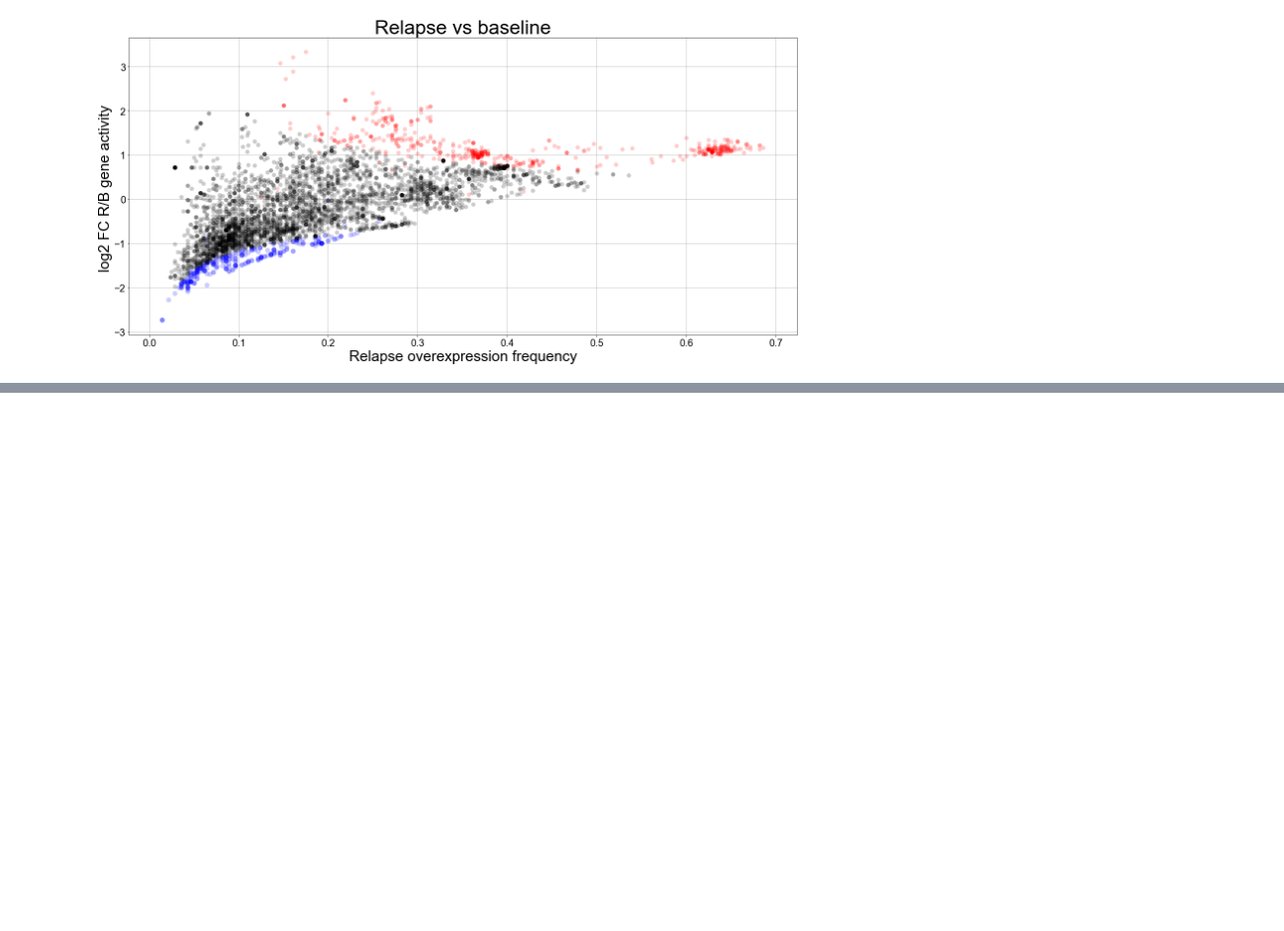
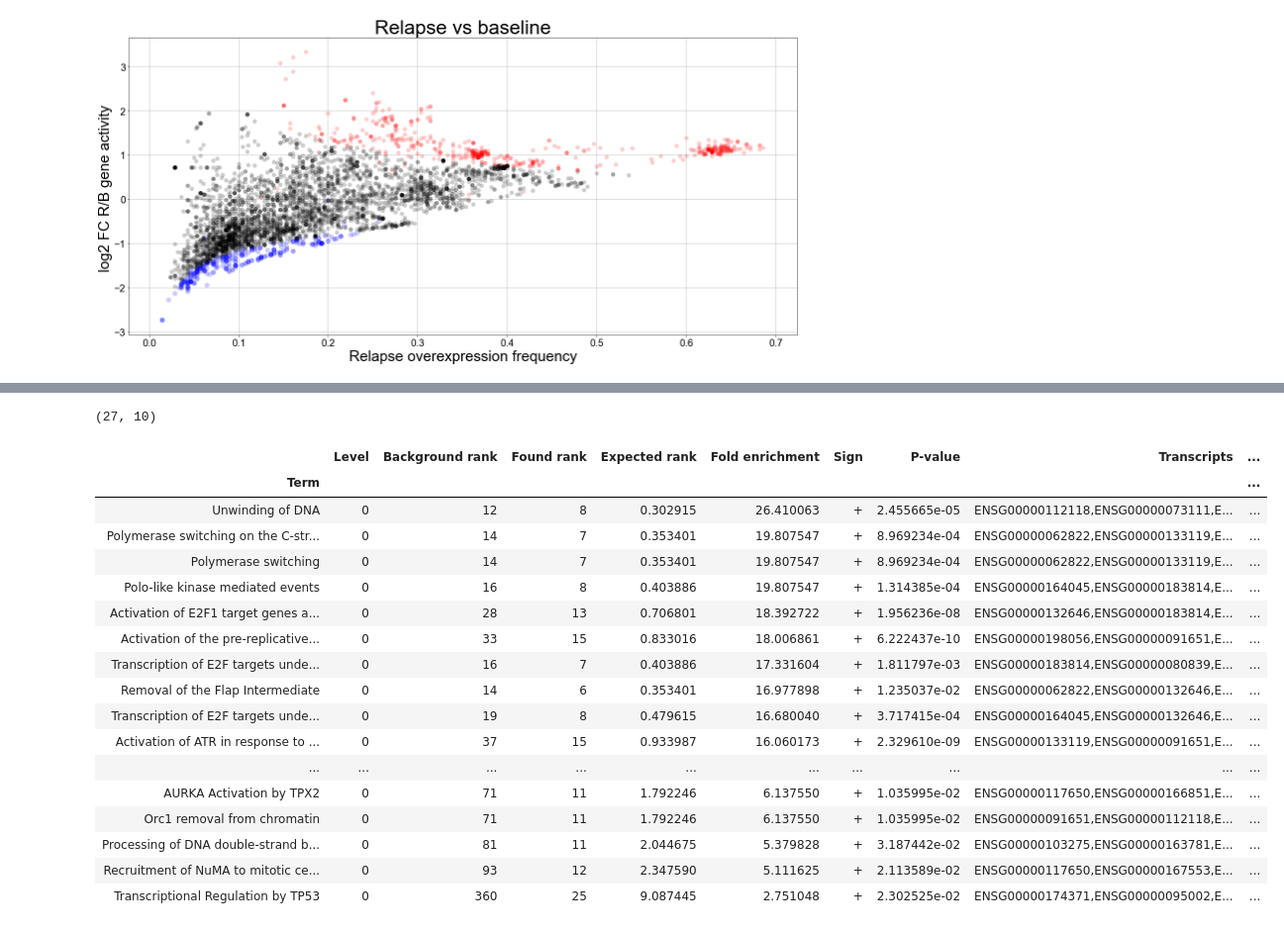
Before and after one commit to adelomana/PSL, a Jupyter notebook: MM/relapse/relapse.ipynb, the cells around one changed output, grey strips where cells are left out. Shown at 99% size. Cells and saved outputs as stored; diff of their text form; code cells hidden in the pictures; blank space fills up the shorter version.

```diff
--- a/MM/relapse/relapse.ipynb
+++ b/MM/relapse/relapse.ipynb
@@ -213,0 +390,25 @@ full_df.head()
+# %%
+specifics=df['Level'] == 0
+new=df[specifics]
+print(new.shape)
+new.head(n=new.shape[0])
+# %% [output]
+(27, 10)
+|  | Level | Background rank | Found rank | Expected rank | Fold enrichment | Sign | P-value | Transcripts | ... |
+| Term |  |  |  |  |  |  |  |  | ... |
+| Unwinding of DNA | 0 | 12 | 8 | 0.302915 | 26.410063 | + | 2.455665e-05 | ENSG00000112118,ENSG00000073111,E... | ... |
+| Polymerase switching on the C-str... | 0 | 14 | 7 | 0.353401 | 19.807547 | + | 8.969234e-04 | ENSG00000062822,ENSG00000133119,E... | ... |
+| Polymerase switching | 0 | 14 | 7 | 0.353401 | 19.807547 | + | 8.969234e-04 | ENSG00000062822,ENSG00000133119,E... | ... |
+| Polo-like kinase mediated events | 0 | 16 | 8 | 0.403886 | 19.807547 | + | 1.314385e-04 | ENSG00000164045,ENSG00000183814,E... | ... |
+| Activation of E2F1 target genes a... | 0 | 28 | 13 | 0.706801 | 18.392722 | + | 1.956236e-08 | ENSG00000132646,ENSG00000183814,E... | ... |
+| Activation of the pre-replicative... | 0 | 33 | 15 | 0.833016 | 18.006861 | + | 6.222437e-10 | ENSG00000198056,ENSG00000091651,E... | ... |
+| Transcription of E2F targets unde... | 0 | 16 | 7 | 0.403886 | 17.331604 | + | 1.811797e-03 | ENSG00000183814,ENSG00000080839,E... | ... |
+| Removal of the Flap Intermediate | 0 | 14 | 6 | 0.353401 | 16.977898 | + | 1.235037e-02 | ENSG00000062822,ENSG00000132646,E... | ... |
+| Transcription of E2F targets unde... | 0 | 19 | 8 | 0.479615 | 16.680040 | + | 3.717415e-04 | ENSG00000164045,ENSG00000132646,E... | ... |
+| Activation of ATR in response to ... | 0 | 37 | 15 | 0.933987 | 16.060173 | + | 2.329610e-09 | ENSG00000133119,ENSG00000091651,E... | ... |
+| ... | ... | ... | ... | ... | ... | ... | ... | ... | ... |
+| AURKA Activation by TPX2 | 0 | 71 | 11 | 1.792246 | 6.137550 | + | 1.035995e-02 | ENSG00000117650,ENSG00000166851,E... | ... |
+| Orc1 removal from chromatin | 0 | 71 | 11 | 1.792246 | 6.137550 | + | 1.035995e-02 | ENSG00000091651,ENSG00000112118,E... | ... |
+| Processing of DNA double-strand b... | 0 | 81 | 11 | 2.044675 | 5.379828 | + | 3.187442e-02 | ENSG00000103275,ENSG00000163781,E... | ... |
+| Recruitment of NuMA to mitotic ce... | 0 | 93 | 12 | 2.347590 | 5.111625 | + | 2.113589e-02 | ENSG00000117650,ENSG00000167553,E... | ... |
+| Transcriptional Regulation by TP53 | 0 | 360 | 25 | 9.087445 | 2.751048 | + | 2.302525e-02 | ENSG00000174371,ENSG00000095002,E... | ... |
```
Also changed, not shown: parts of 14 cells of this notebook.
